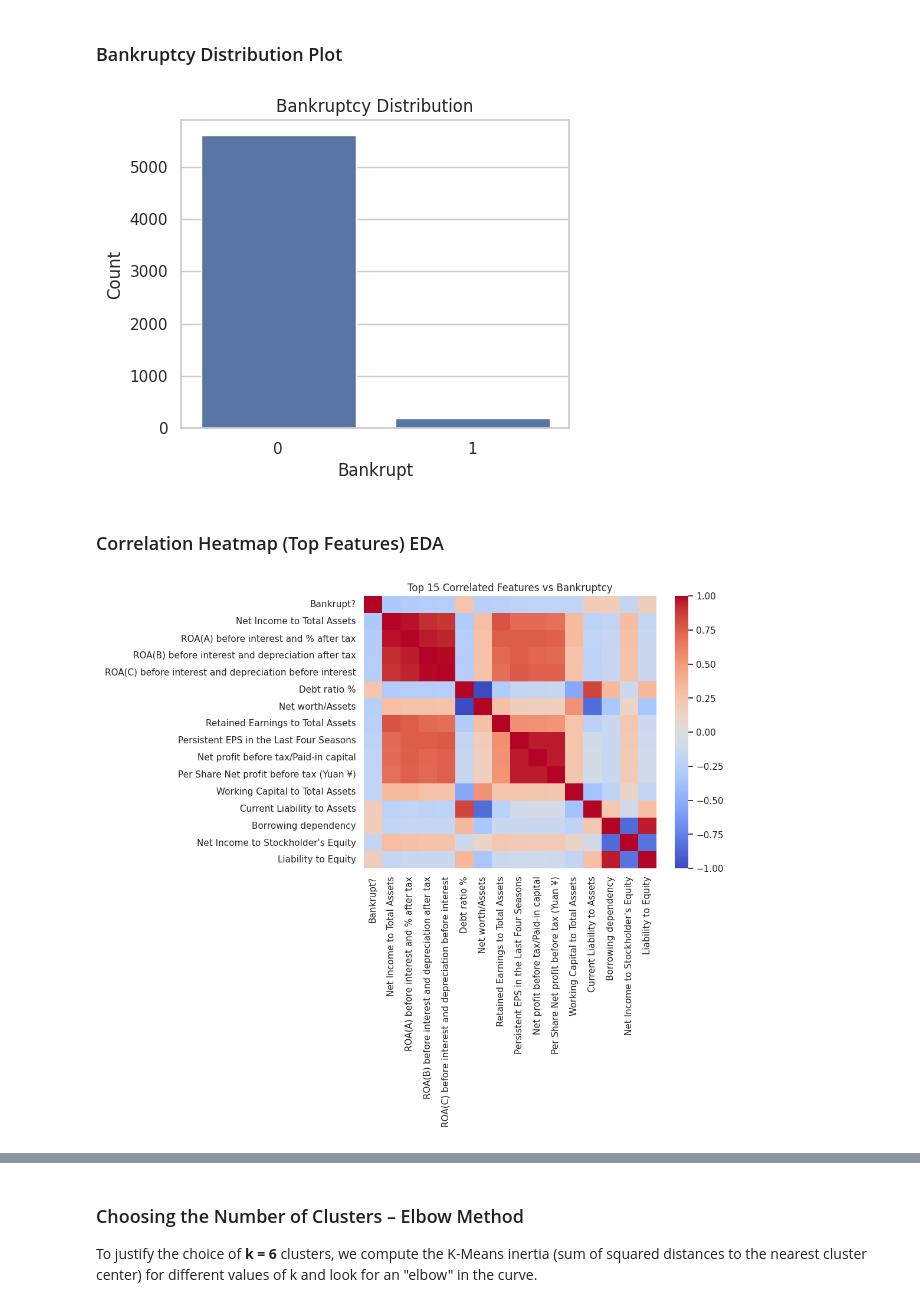
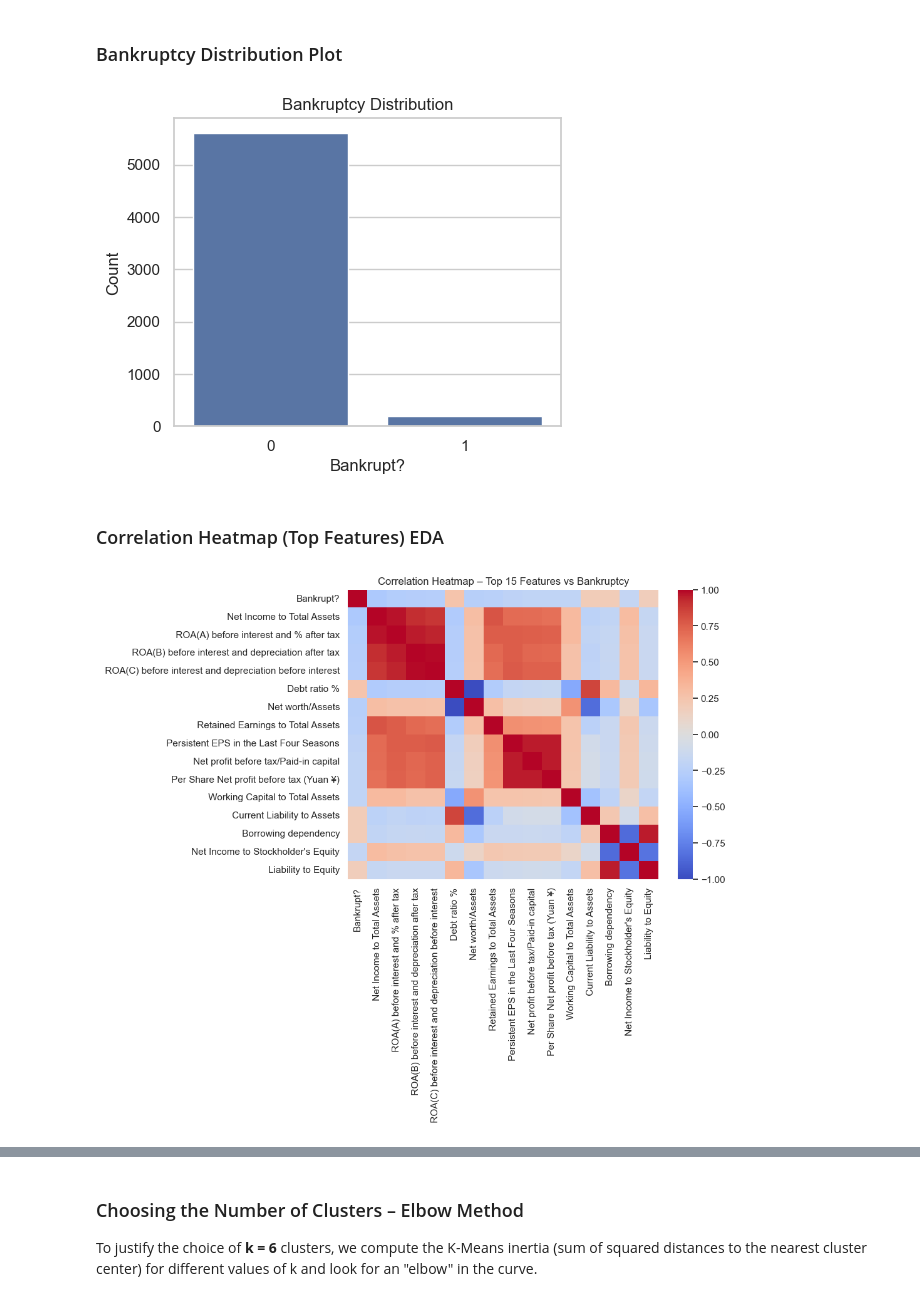
Before and after one commit to ParthGadekar0631/Corporate-Bankruptcy-Prediction-System, a Jupyter notebook: Group4_TrainingData.ipynb, the cells around one changed output, grey strips where cells are left out. Saved outputs shown, nothing was run; the diff lists cells and outputs as text; code cells hidden in the pictures.

```diff
--- a/Group4_TrainingData.ipynb
+++ b/Group4_TrainingData.ipynb
@@ -56,0 +50,13 @@ X_base = base_preprocess.fit_transform(X)
+# %%
+df = df_raw.copy()
+
+target_col = "Bankrupt?"
+y = df[target_col].astype(int)
+
+drop_cols = ["Index", target_col]
+feature_cols = [c for c in df.columns if c not in drop_cols]
+
+X = df[feature_cols]
+
+print("Number of features:", len(feature_cols))
+X.head()
@@ -60,22 +75,22 @@ X_base = base_preprocess.fit_transform(X)
 plt.figure(figsize=(5,4))
 sns.countplot(x=df[target_col])
 plt.title("Bankruptcy Distribution")
-plt.xlabel("Bankrupt")
+plt.xlabel("Bankrupt?")
 plt.ylabel("Count")
 plt.show()
 # %% [output]
-[figure, old version]
+[figure, new version]
 # %% [markdown]
 ### Correlation Heatmap (Top Features) EDA
 # %%
 corr = df.drop(columns=["Index"]).corr()
 top15 = corr[target_col].abs().sort_values(ascending=False).head(16).index
 
 plt.figure(figsize=(8,6))
 sns.heatmap(df[top15].corr(), annot=False, cmap="coolwarm")
-plt.title("Top 15 Correlated Features vs Bankruptcy")
+plt.title("Correlation Heatmap – Top 15 Features vs Bankruptcy")
 plt.show()
 # %% [output]
-[figure, old version]
+[figure, new version]
 # %% [markdown]
 -------------------------------------
```
Also changed, not shown: parts of 39 cells of this notebook, 11 other files.
